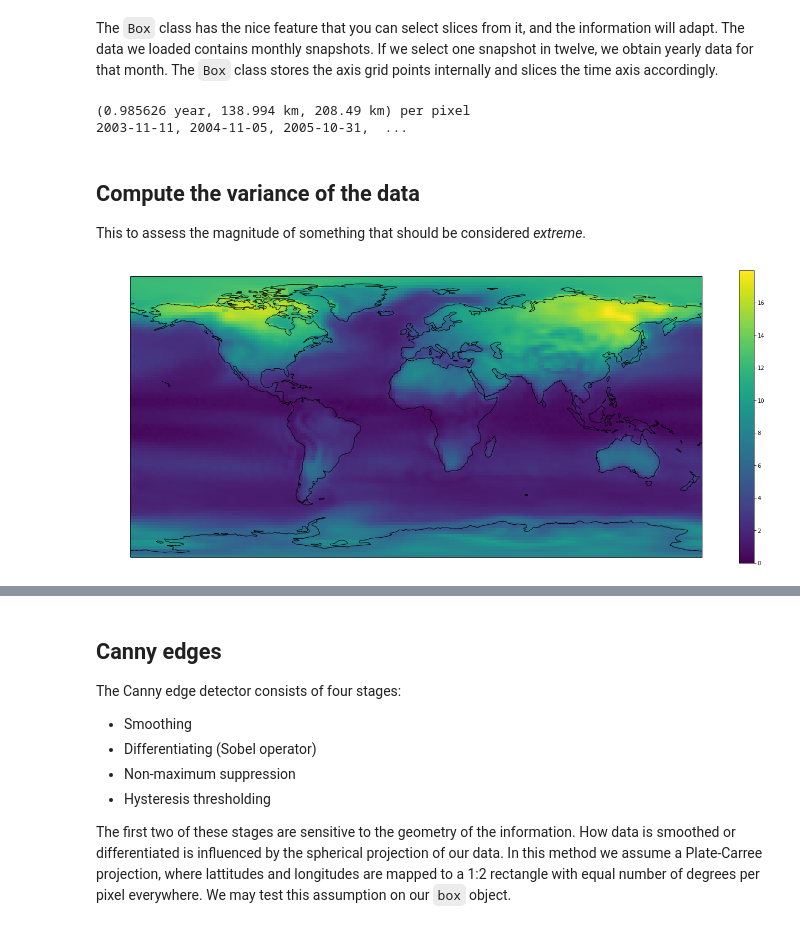
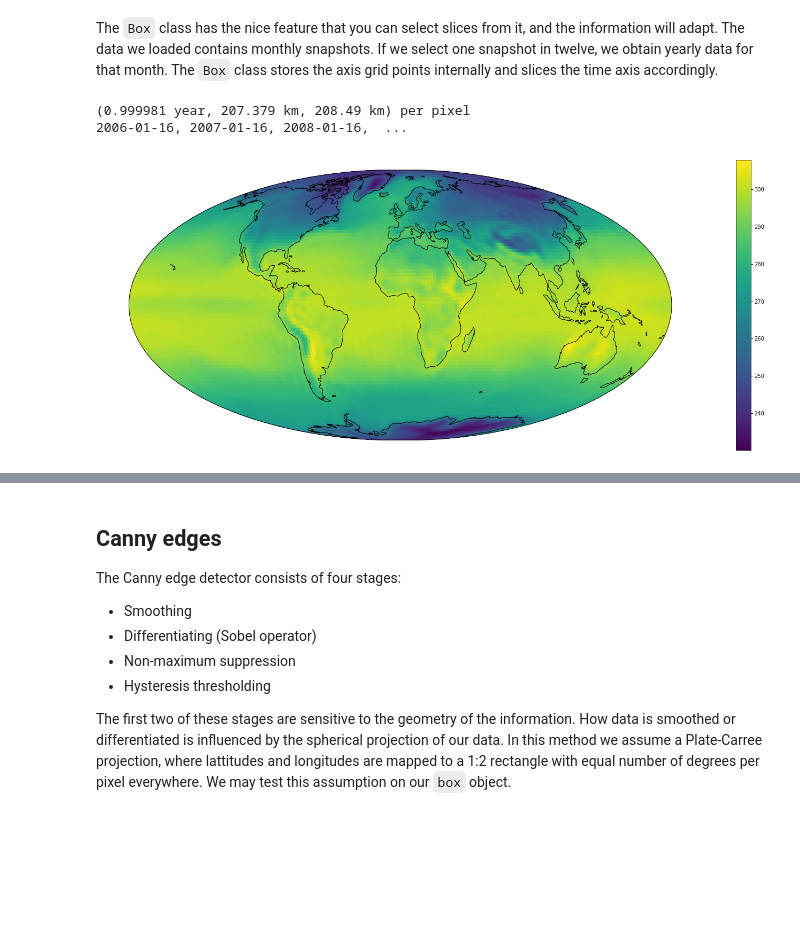
Before and after one commit to abrupt-climate/notebooks, a Jupyter notebook: Temperature.ipynb, the cells around one changed output, grey strips where cells are left out. Cells and saved outputs as stored; diff of their text form; code cells hidden in the pictures; blank space fills up the shorter version.

```diff
--- a/Temperature.ipynb
+++ b/Temperature.ipynb
@@ -25,15 +25,14 @@ from plotting import (plot_mollweide, plot_orthographic_np, plot_plate_carree, e
 data_folder = Path("/mnt/Knolselderij/bulk/Abrupt/")
 
 sigma_d = unit('200 km')
-sigma_t = unit('10 year')
-
-# model = 'MPI-ESM-LR'
-# variable = 'tas'
+sigma_t = unit('3 year')
 
 data_set = DataSet(
     path=data_folder,
-    model='HadGEM2-ES',
-    variable='mrso',
+    # model='HadGEM2-ES',
+    # variable='mrso',
+    model = 'MPI-ESM-LR',
+    variable = 'tas',
     scenario='rcp85',
     realization='r1i1p1'
 )
@@ -68,8 +67,5 @@ for t in yearly.time[:3]:
     print(box.date(t), end=', ')
 print(" ...")
 # %% [output]
-(0.985626 year, 138.994 km, 208.49 km) per pixel
-2003-11-11, 2004-11-05, 2005-10-31,  ...
+(0.999981 year, 207.379 km, 208.49 km) per pixel
+2006-01-16, 2007-01-16, 2008-01-16,  ...
-# %% [markdown]
-## Compute the variance of the data
-This to assess the magnitude of something that should be considered _extreme_.
@@ -95,5 +72,4 @@ def compute_std(files, variable):
-# %%
-std = compute_std(control_files, 'tas')
-plot_plate_carree(box, std)
-# %% [output]
-[figure, removed]
+# %%
+plot_mollweide(box, data_set.data[0])
+# %% [output]
+[figure, added]
```
Also changed, not shown: parts of 16 cells of this notebook, 1 other file.
